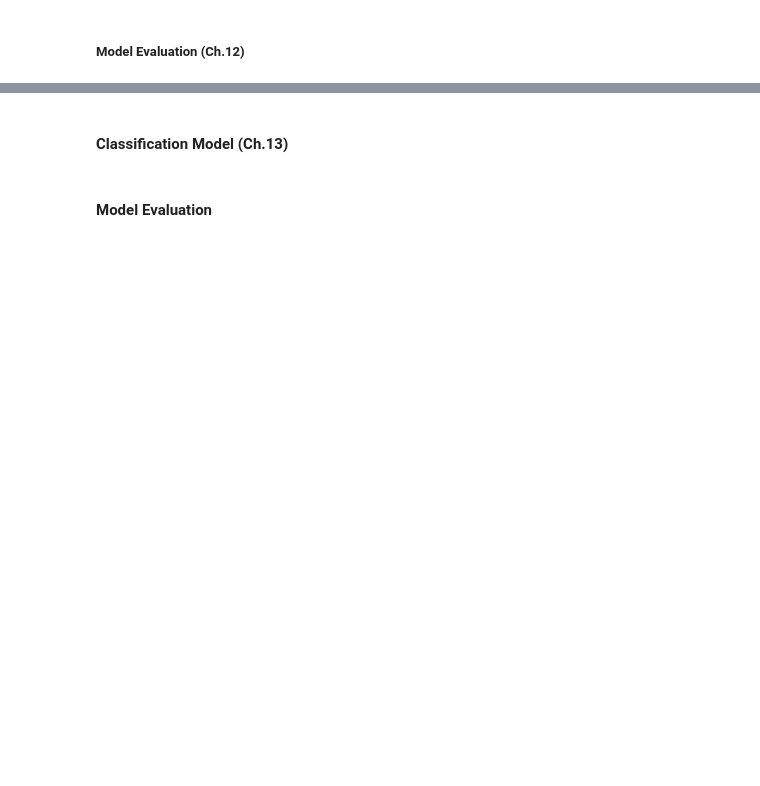
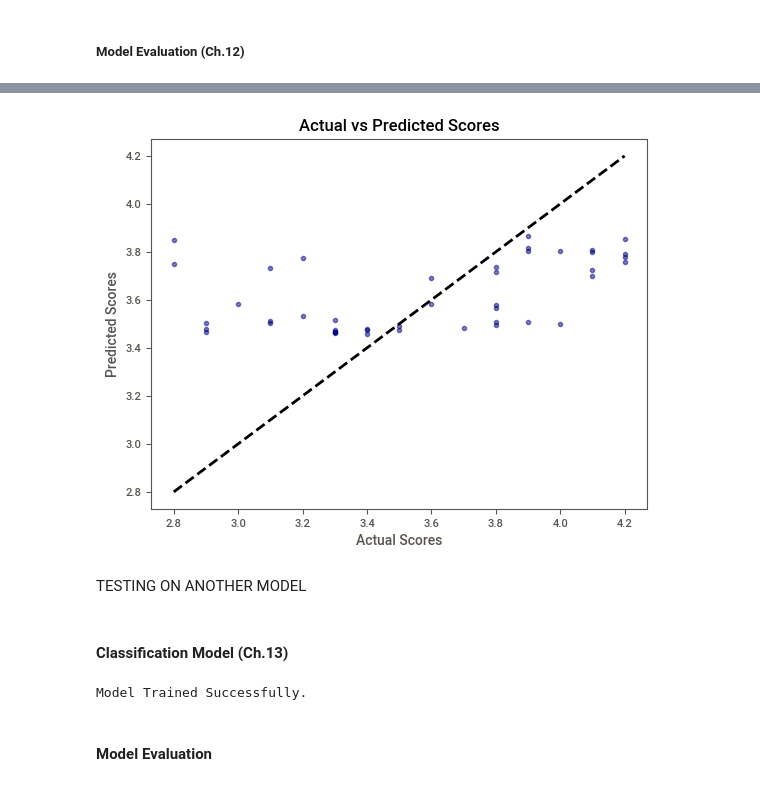
Before and after one commit to sbccas/data-analytics-using-python, a Jupyter notebook: 3_Projects_Presentations/Zomato_602_DAP_Student_Reference.ipynb, the cells around one changed output, grey strips where cells are left out. Cells and saved outputs as stored; diff of their text form; code cells hidden in the pictures; blank space fills up the shorter version.

```diff
--- a/3_Projects_Presentations/Zomato_602_DAP_Student_Reference.ipynb
+++ b/3_Projects_Presentations/Zomato_602_DAP_Student_Reference.ipynb
@@ -392,3 +408,14 @@ print("R2:",r2_score(y_test,pred))
+# %%
+plt.scatter(y_test, pred, color='navy', alpha=0.5)
+plt.plot([y_test.min(), y_test.max()], [y_test.min(), y_test.max()], 'k--', lw=2)
+plt.title('Actual vs Predicted Scores')
+plt.xlabel('Actual Scores')
+plt.ylabel('Predicted Scores')
+plt.show()
+# %% [output]
+[figure, added]
+# %% [markdown]
+TESTING  ON ANOTHER  MODEL
 # %% [markdown]
 #### Classification Model (Ch.13)
 # %%
@@ -403,6 +430,9 @@ X_train,X_test,y_train,y_test = train_test_split(X,y,test_size=0.3,random_state=
 clf = LogisticRegression()
 clf.fit(X_train,y_train)
 pred = clf.predict(X_test)
+print("Model Trained Successfully.")
+# %% [output]
+Model Trained Successfully.
 # %% [markdown]
 #### Model Evaluation
 # %%
```
Also changed, not shown: parts of 16 cells of this notebook, 3 other files.
